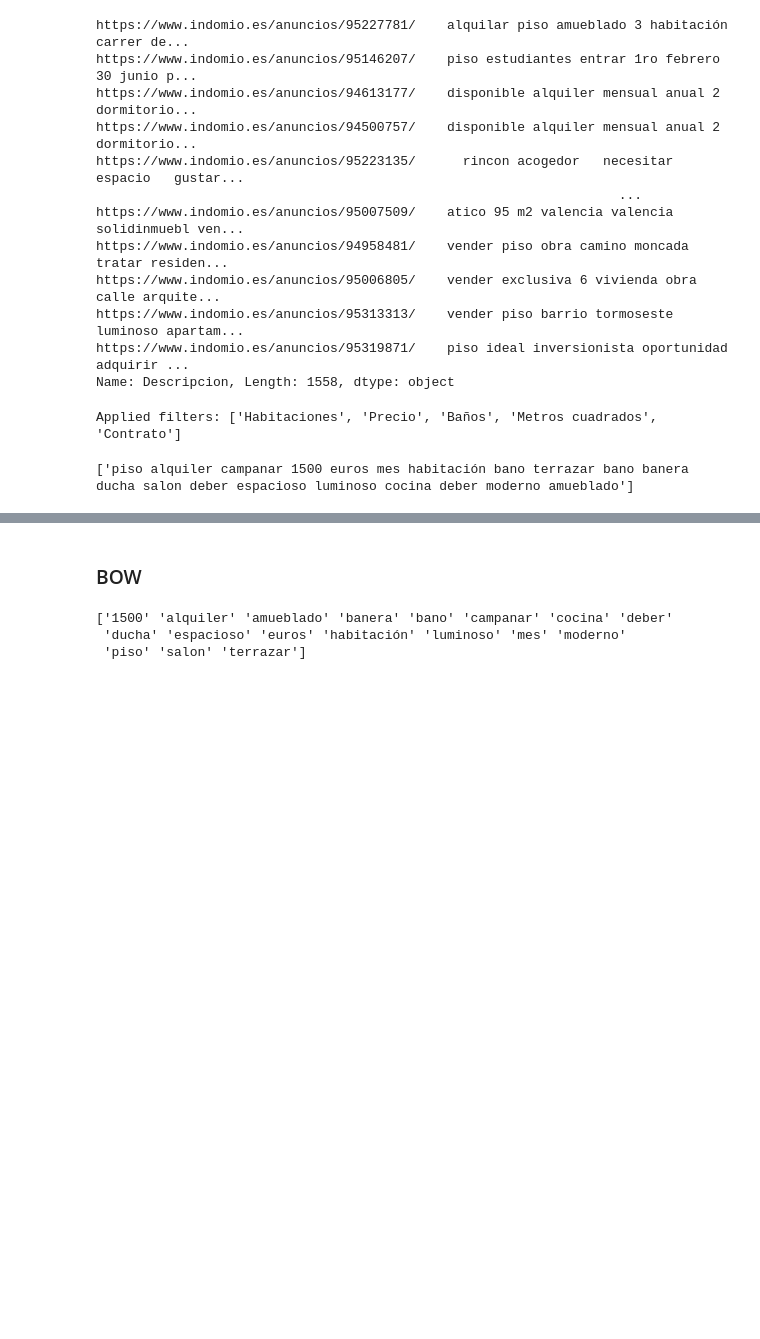
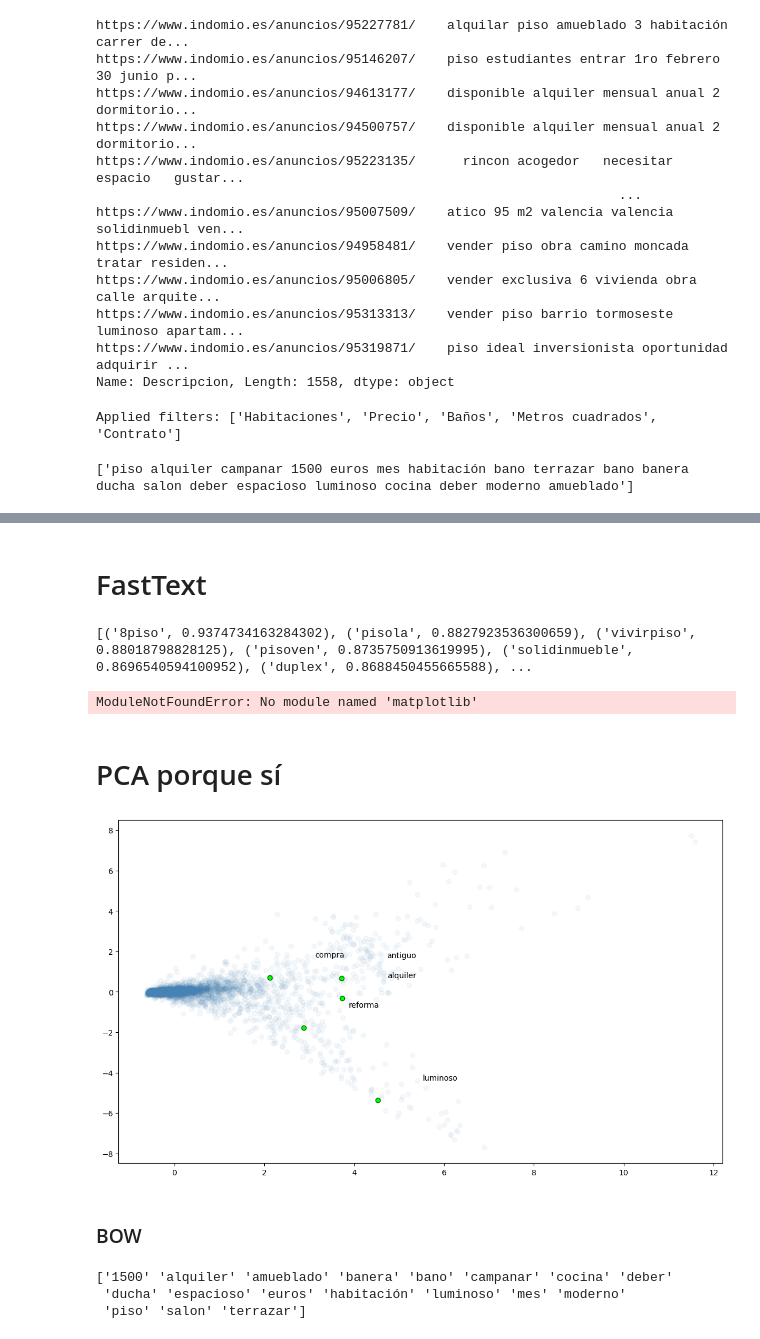
Before and after one commit to jobenmar/BuscaPiso-NLP, a Jupyter notebook: bow-tfidf.ipynb, the cells around one changed output, grey strips where cells are left out. Drawn from its saved outputs; the diff is of its cells as text; code cells hidden in the pictures; blank space fills up the shorter version.

Commit message:
cambios mios y de jose(no incluyo word embeddings)

```diff
--- a/bow-tfidf.ipynb
+++ b/bow-tfidf.ipynb
@@ -268,0 +285,4 @@ print(user_desc_processed)
+# %%
+sentences = df_def['Descripcion'].apply(preprocess_text2).tolist()
+sentences
+#IMPORTANTE! Word2Vec necesita listas que contengan las palabras tal y como aparece abajo :)
@@ -268,0 +331,64 @@ print(user_desc_processed)
+# %%
+vocab = model.wv.index_to_key
+word_vectors = model.wv.vectors
+# %% [markdown]
+# FastText
+# %%
+from gensim.models import FastText
+
+
+# Train FastText model
+model_fast = FastText(sentences, window=5, min_count=1, workers=4, sg=1)
+
+# Save the trained model
+model_fast.save("fasttext_model")
+
+# Get word vector for a word
+word_vector = model_fast.wv['sentence']
+
+# Find similar words
+similar_words = model_fast.wv.most_similar('piso')
+print(similar_words)
+# %% [output]
+[('8piso', 0.9374734163284302), ('pisola', 0.8827923536300659), ('vivirpiso', 0.88018798828125), ('pisoven', 0.8735750913619995), ('solidinmueble', 0.8696540594100952), ('duplex', 0.8688450455665588), ...
+# %%
+import numpy as np
+palabras = ['alquiler','compra', 'luminoso', 'reforma', 'antiguo']
+alquiler, compra, luminoso, nuevo, antiguo = model.wv["alquiler"],model.wv["compra"],model.wv["luminoso"],model.wv["reforma"], model.wv["antiguo"]
+vector_palabras = np.array([alquiler, compra, luminoso, nuevo, antiguo])
+# %%
+from sklearn.manifold import TSNE
+import matplotlib.pyplot as plt
+
+tsne = TSNE(n_components=2, random_state=0, n_iter=10000, perplexity=2, init='random', learning_rate='auto')
+np.set_printoptions(suppress=True)
+T = tsne.fit_transform(vector_palabras)
+labels = palabras
+plt.figure(figsize=(14, 8))
+plt.scatter(T[:, 0], T[:, 1], c='steelblue', edgecolors='k')
+for label, x, y in zip(labels, T[:, 0], T[:, 1]):
+    plt.annotate(label, xy=(x+1, y+1), xytext=(0, 0), textcoords='offset points')
+# %% [output]
+ModuleNotFoundError: No module named 'matplotlib'
+# %% [markdown]
+# PCA porque sí
+# %%
+from sklearn.decomposition import PCA
+import matplotlib.pyplot as plt
+import numpy as np
+
+pca = PCA(n_components=2)
+np.set_printoptions(suppress=True)
+T = pca.fit_transform(word_vectors)
+
+plt.figure(figsize=(14, 8))
+plt.scatter(T[:, 0], T[:, 1], c='steelblue',alpha=0.05)
+
+labels = palabras
+T = pca.transform(vector_palabras)
+plt.scatter(T[:, 0], T[:, 1], c='lime', edgecolors='darkgreen')
+
+for label, x, y in zip(labels, T[:, 0], T[:, 1]):
+    plt.annotate(label, xy=(x+1, y+1), xytext=(0, 0), textcoords='offset points')
+# %% [output]
+[figure, added]
```
Also changed, not shown: parts of 28 cells of this notebook, 1 other file.
